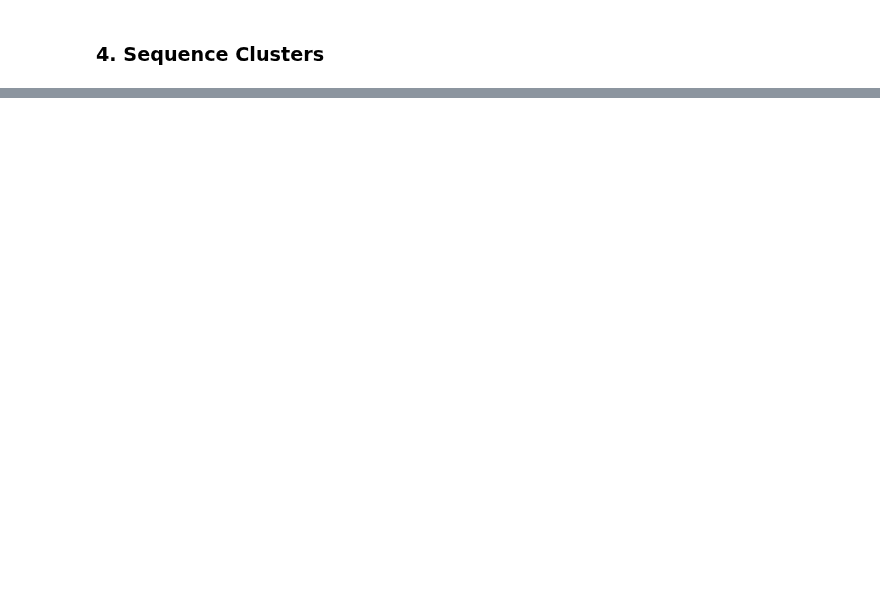
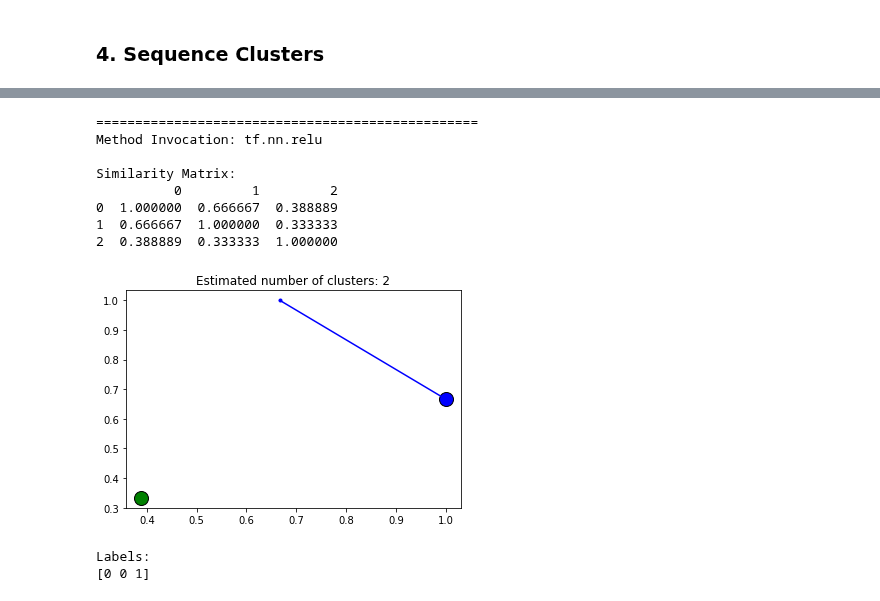
Before and after one commit to potatolas/final-year-project, a Jupyter notebook: data-collection/TensorflowData.ipynb, the cells around one changed output, grey strips where cells are left out. Saved outputs shown, nothing was run; the diff lists cells and outputs as text; code cells hidden in the pictures; blank space fills up the shorter version.

```diff
--- a/data-collection/TensorflowData.ipynb
+++ b/data-collection/TensorflowData.ipynb
@@ -203,0 +209,31 @@ No clusters are generated.
+# %%
+from pandas import *
+for key in usage_pattern_dict:
+    if(key == "tf.nn.relu"):
+        print("=================================================")
+        print("Method Invocation: " + key)
+        print()
+
+        target_usage_pattern_list = usage_pattern_dict[key]
+
+        if len(target_usage_pattern_list) == 1:
+            print("Method Invocation contains only 1 usage pattern.")
+            print("No clusters are generated. ")
+        else:
+            similarity_matrix = utils.generate_similarity_matrix(target_usage_pattern_list)
+            print("Similarity Matrix: ")
+            print(DataFrame(similarity_matrix))
+            print()
+            utils.generate_clusters(similarity_matrix, True)
+# %% [output]
+=================================================
+Method Invocation: tf.nn.relu
+
+Similarity Matrix:
+          0         1         2
+0  1.000000  0.666667  0.388889
+1  0.666667  1.000000  0.333333
+2  0.388889  0.333333  1.000000
+[figure, added]
+Labels:
+[0 0 1]
```
Also changed, not shown: parts of 3 cells of this notebook, 3 other files.
